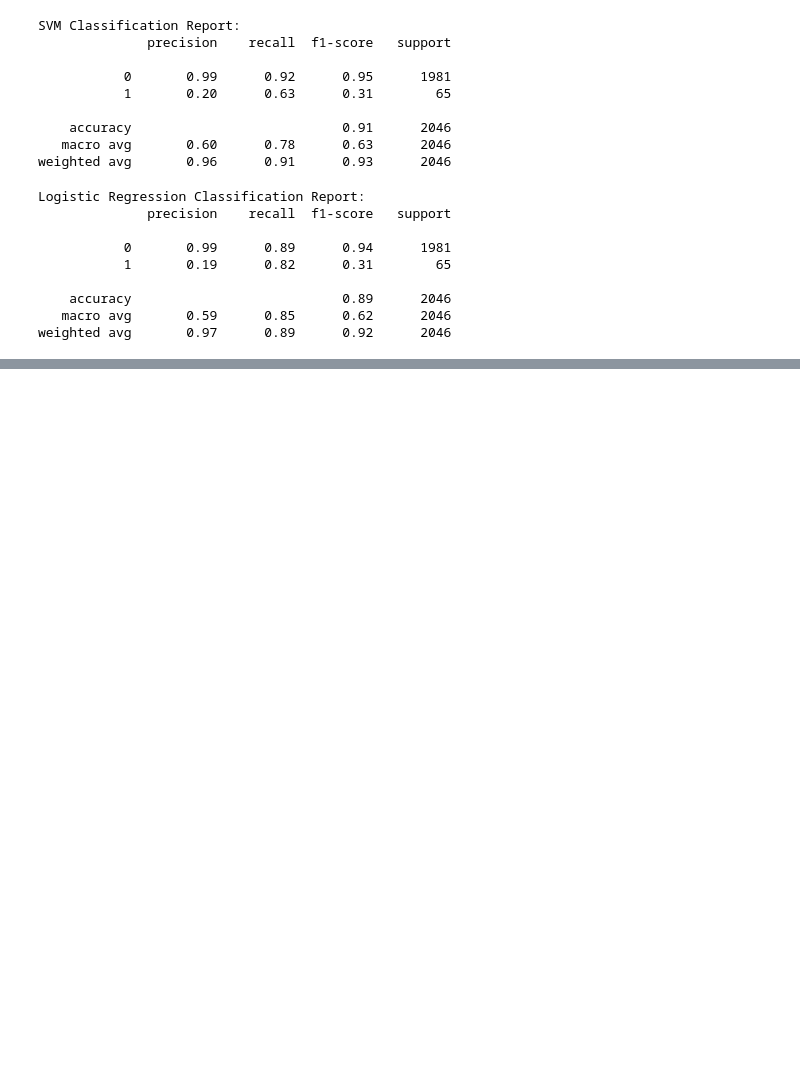
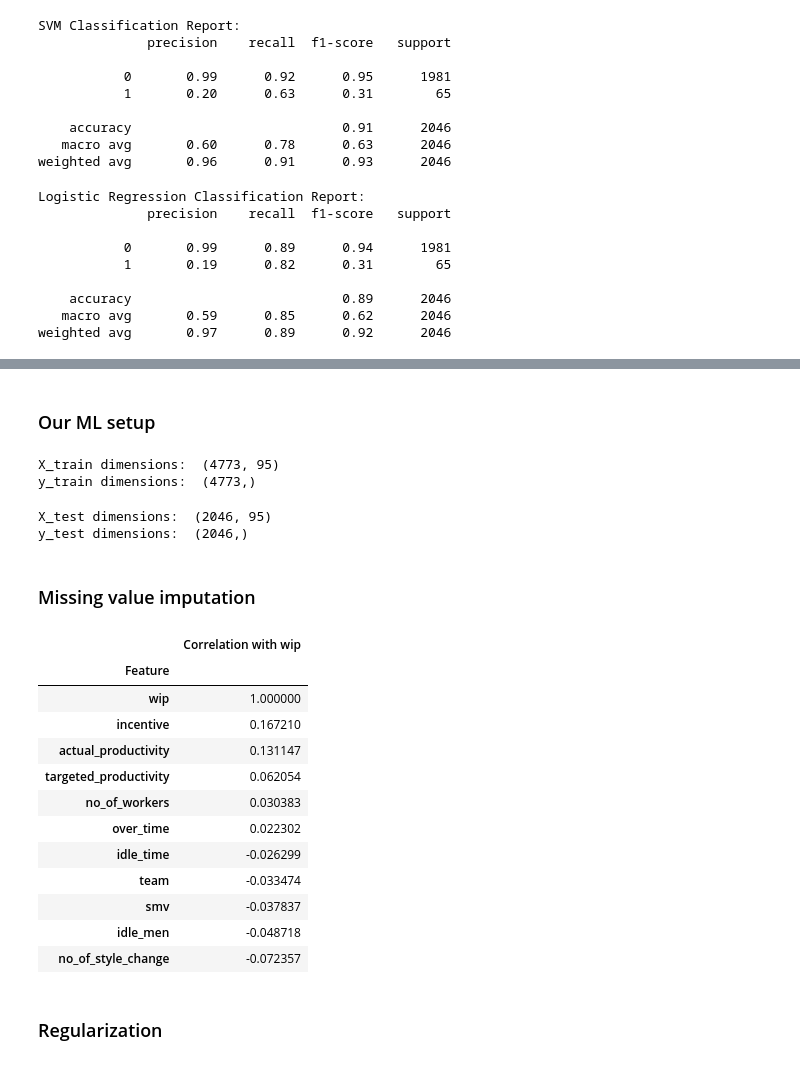
Before and after one commit to warwickdatasciencesociety/python-for-data-science, a Jupyter notebook: session-five/session-five-project-solutions.ipynb, the cells around one changed output, grey strips where cells are left out. Drawn from its saved outputs; the diff is of its cells as text; code cells hidden in the pictures; blank space fills up the shorter version.

```diff
--- a/session-five/session-five-project-solutions.ipynb
+++ b/session-five/session-five-project-solutions.ipynb
@@ -506,0 +542,2 @@ From the above, we can see that our data has
+# %% [markdown]
+### Our ML setup
@@ -506,0 +556,14 @@ From the above, we can see that our data has
+# %%
+print('X_train dimensions: ', X_train.shape)
+print('y_train dimensions: ', y_train.shape)
+# %% [output]
+X_train dimensions:  (4773, 95)
+y_train dimensions:  (4773,)
+# %%
+print('X_test dimensions: ', X_test.shape)
+print('y_test dimensions: ', y_test.shape)
+# %% [output]
+X_test dimensions:  (2046, 95)
+y_test dimensions:  (2046,)
+# %% [markdown]
+### Missing value imputation
@@ -506,0 +572,23 @@ From the above, we can see that our data has
+# %%
+# Create correlations matrix
+target_corr = pd.DataFrame(data={'Correlation with wip':
+                                 data.corrwith(data['wip'])})
+target_corr = target_corr.sort_values(by='Correlation with wip', ascending=False)
+target_corr.index.name = 'Feature'
+target_corr
+# %% [output]
+|  | Correlation with wip |
+| Feature |  |
+| wip | 1.000000 |
+| incentive | 0.167210 |
+| actual_productivity | 0.131147 |
+| targeted_productivity | 0.062054 |
+| no_of_workers | 0.030383 |
+| over_time | 0.022302 |
+| idle_time | -0.026299 |
+| team | -0.033474 |
+| smv | -0.037837 |
+| idle_men | -0.048718 |
+| no_of_style_change | -0.072357 |
+# %% [markdown]
+### Regularization
```
Also changed, not shown: parts of 23 cells of this notebook, 3 other files.
